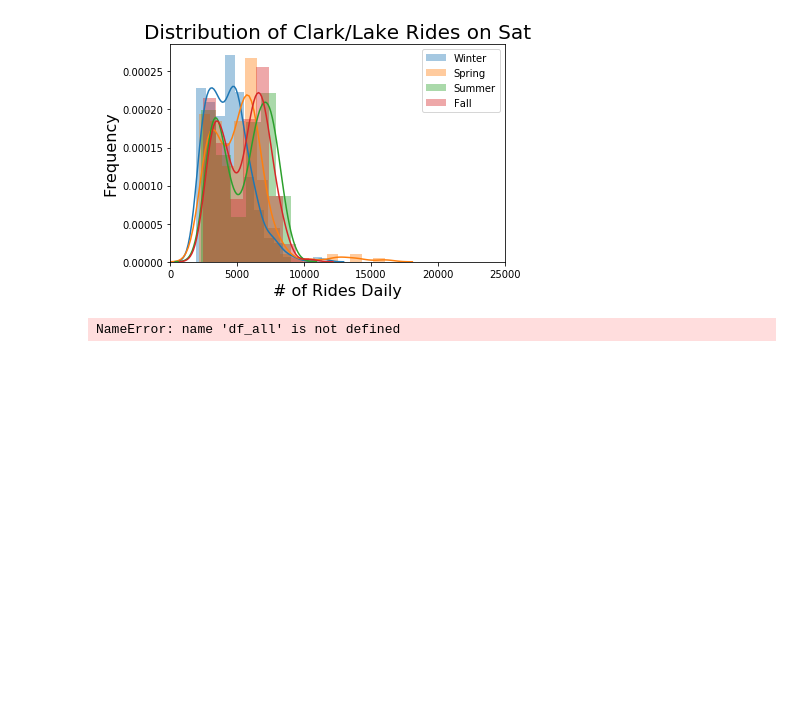
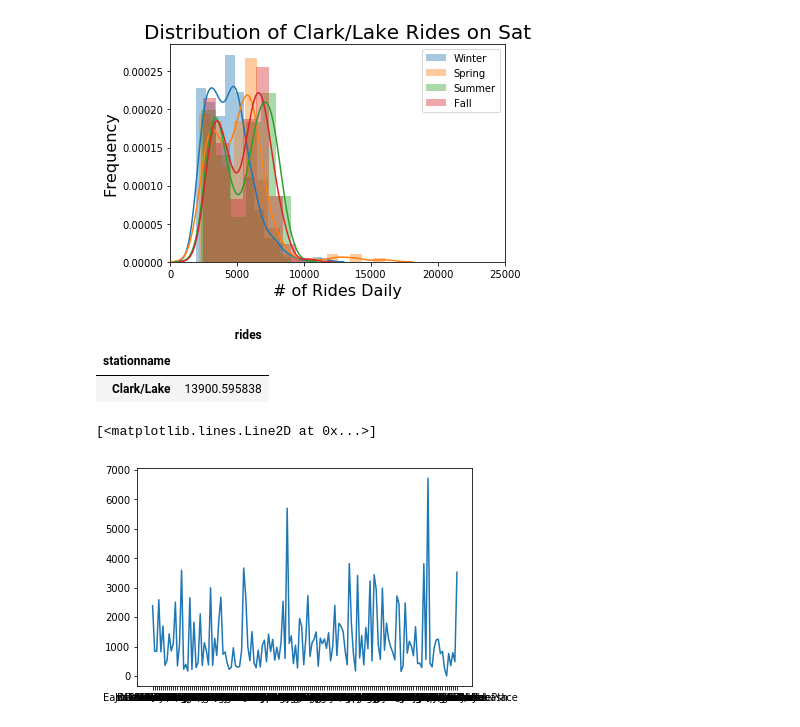
Before and after one commit to donnajobridge/cta, a Jupyter notebook: cta.ipynb, the cells around one changed output. Cells and saved outputs as stored; diff of their text form; code cells hidden in the pictures; blank space fills up the shorter version.

```diff
--- a/cta.ipynb
+++ b/cta.ipynb
@@ -64,11 +137,17 @@ for park in mparklist:
 [figure]
 [figure]
 # %%
-y=pd.DataFrame(df_all.groupby(by=['stationname', 'daytype'])['rides'].mean())
+y=pd.DataFrame(df.groupby(by=['stationname'])['rides'].mean())
 y.loc[y.idxmax()]
 # %% [output]
-NameError: name 'df_all' is not defined
+|  | rides |
+| stationname |  |
+| Clark/Lake | 13900.595838 |
 # %%
 stds = pd.DataFrame(index=stations, columns=['std'])
 for station in stations:
     stds.loc[station,'std'] = (df.rides[df['stationname']==station].std())
+plt.plot(stds)
+# %% [output]
+[<matplotlib.lines.Line2D at 0x...>]
+[figure, added]
```
Also changed, not shown: parts of 24 cells of this notebook.
